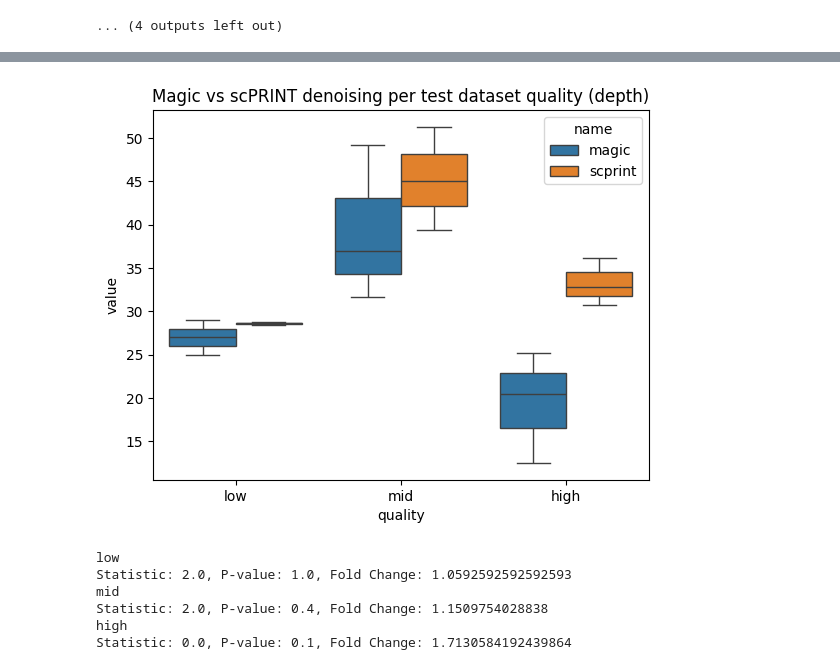
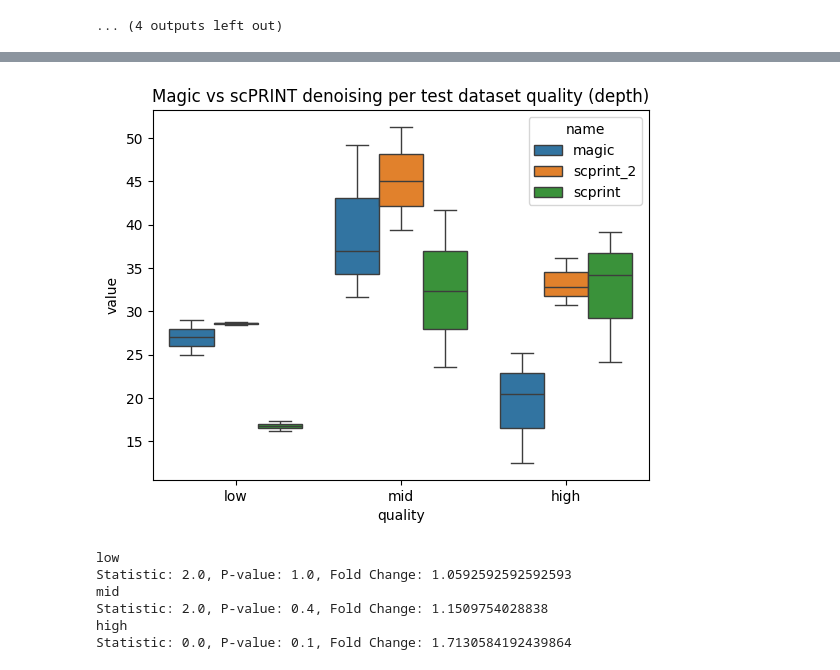
Before and after one commit to cantinilab/scPRINT, a Jupyter notebook: notebooks/scPRINT-2-repro-notebooks/denoising_V2.ipynb, the cells around one changed output, grey strips where cells are left out. Saved outputs shown, nothing was run; the diff lists cells and outputs as text; code cells hidden in the pictures.

```diff
--- a/notebooks/scPRINT-2-repro-notebooks/denoising_V2.ipynb
+++ b/notebooks/scPRINT-2-repro-notebooks/denoising_V2.ipynb
@@ -503,37 +488,36 @@ from scipy.optimize import curve_fit
 #    "depth": [1888, 2736, 388362, 10360, 21693, 38469],
 #    "magic": [25, 28.7, 17.6, 27.6, 49, 37.1],
 #    "scprint": [26, 27.6, 29.8, 28.2, 47.7, 37.1],
 # }
 
 data = {
     "depth": [3_800, 5_300, 13_000, 21_693, 38_469, 160_000, 400_000, 1_000_000],
     # "magic": [25, 28.6, 32, 49, 37.1, 20, 12.6, 25], # RUN1
     # "scprint": [26, 25, 40, 51.5, 43.1, 32, 39, 44],
     "magic": [29.0, 25.0, 31.7, 49.2, 37.0, 20.5, 12.5, 25.2],  # RUN2
     "scprint_2": [28.8, 28.4, 39.4, 51.3, 45.0, 36.2, 30.7, 32.8],
     # scprint_2_noise_nn: [29.8 27.6, 40.0, 51.3, 45.1, 36.0, 30.7, 33.5]
-    # scprint_1 []
+    "scprint": [17.3, 16.2, 23.6, 41.7, 32.3, 24.2, 34.2, 39.2],
     "quality": ["low", "low", "mid", "mid", "mid", "high", "high", "high"],
 }
-
 
 # smart-seq: 25-44 & 13-39
 
 df = pd.DataFrame(data)
 df = df.melt(
     id_vars=["quality"],
-    value_vars=["magic", "scprint"],
+    value_vars=["magic", "scprint_2", "scprint"],
     var_name="name",
     value_name="value",
 )
 sns.boxplot(data=df, x="quality", y="value", hue="name")
 
 
 # Add labels and legend
 plt.title("Magic vs scPRINT denoising per test dataset quality (depth)")
 plt.show()
 # %% [output]
-[figure, old version]
+[figure, new version]
 # %%
 from scipy.stats import mannwhitneyu
 from statistics import mean
```
Also changed, not shown: parts of 5 cells of this notebook, 11 other files.
